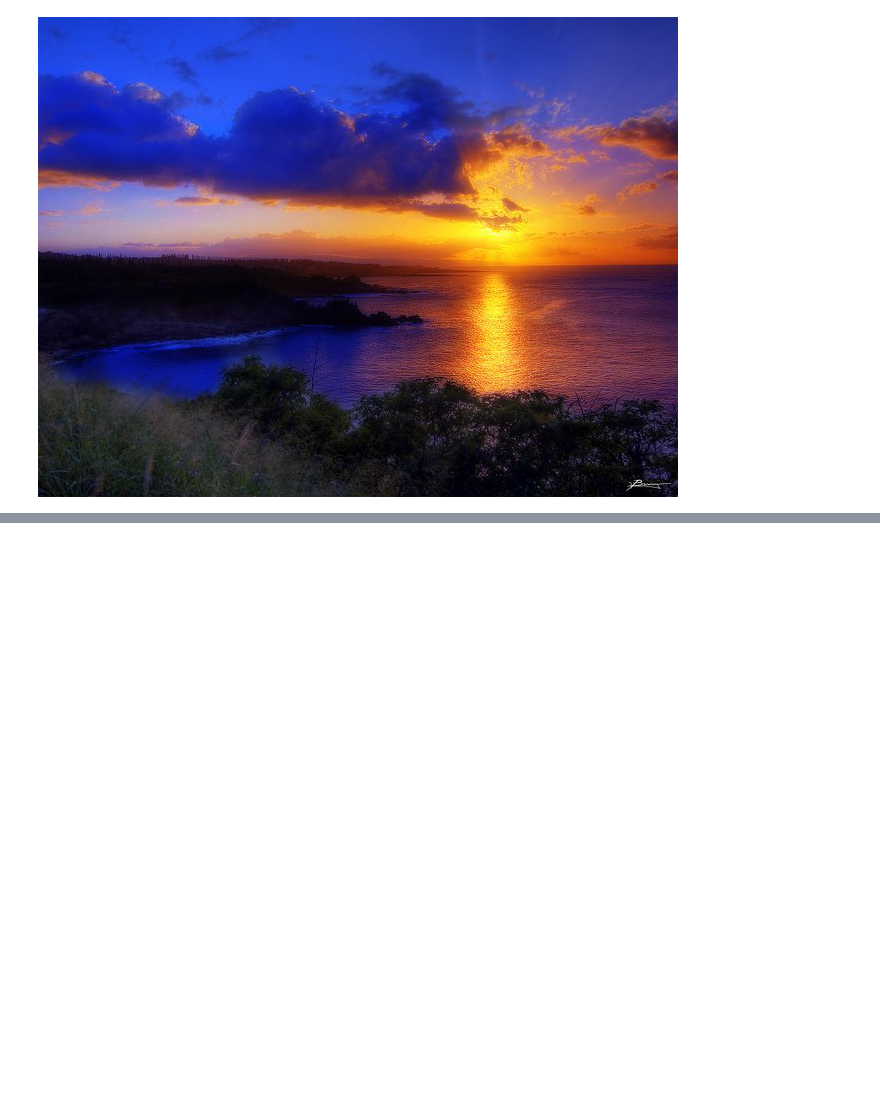
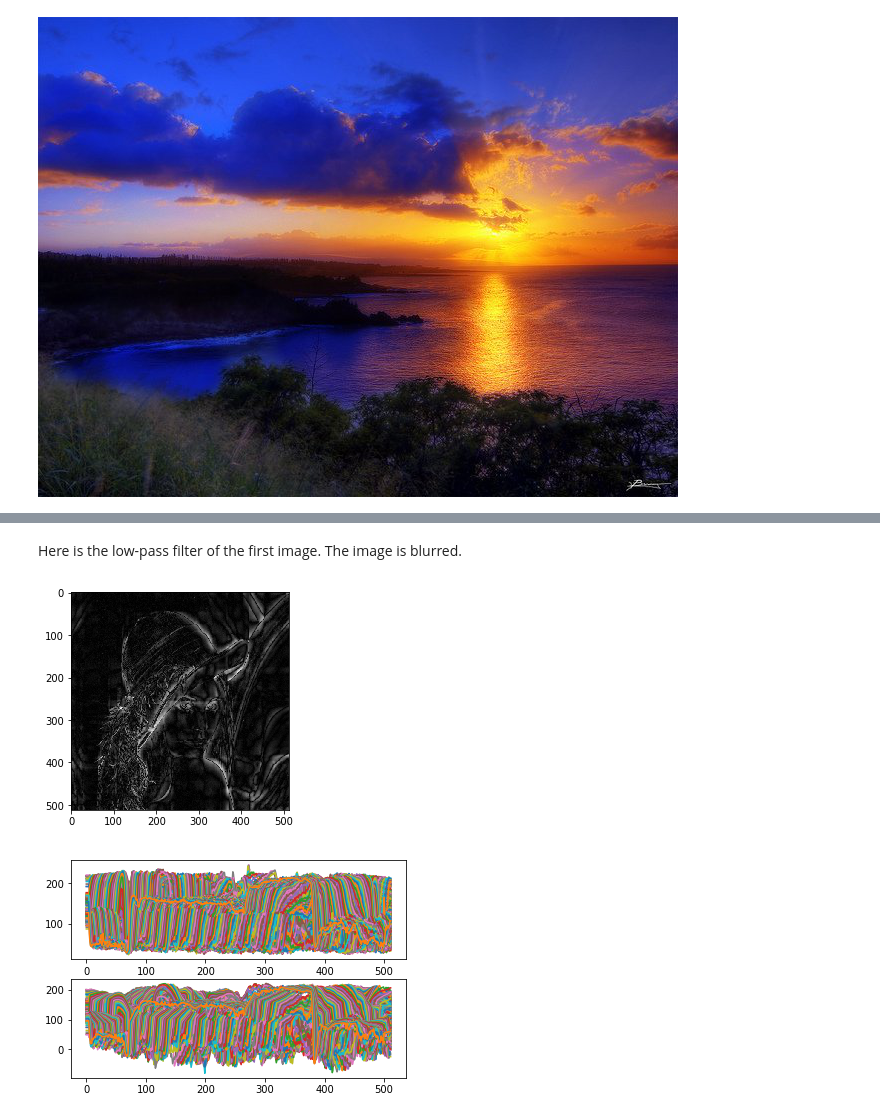
Before and after one commit to brucemingxinliu/Computer-vision-projects, a Jupyter notebook: src/project 2/low_pass high_pass filters.ipynb, the cells around one changed output, grey strips where cells are left out. Saved outputs shown, nothing was run; the diff lists cells and outputs as text; code cells hidden in the pictures; blank space fills up the shorter version.

```diff
--- a/src/project 2/low_pass high_pass filters.ipynb
+++ b/src/project 2/low_pass high_pass filters.ipynb
@@ -29,0 +57,22 @@ Here are the three images I'm using for the purpose of this task.
+# %% [markdown]
+Here is the low-pass filter of the first image. The image is blurred.
+# %%
+tt[10:,10:] = 0
+low_filter = idct(idct(tt.T,  norm='ortho').T, norm = 'ortho')
+
+newimg = abs(IMG - low_filter)
+sec = IMG - newimg
+plt.imshow(newimg, cmap='gray')
+plt.show()
+
+
+plt.figure(1)
+plt.subplot(211)
+plt.plot(img_matrix)
+
+plt.subplot(212)
+plt.plot(sec)
+plt.show()
+# %% [output]
+[figure, added]
+[figure, added]
```
Also changed, not shown: parts of 14 cells of this notebook, 6 other files.
